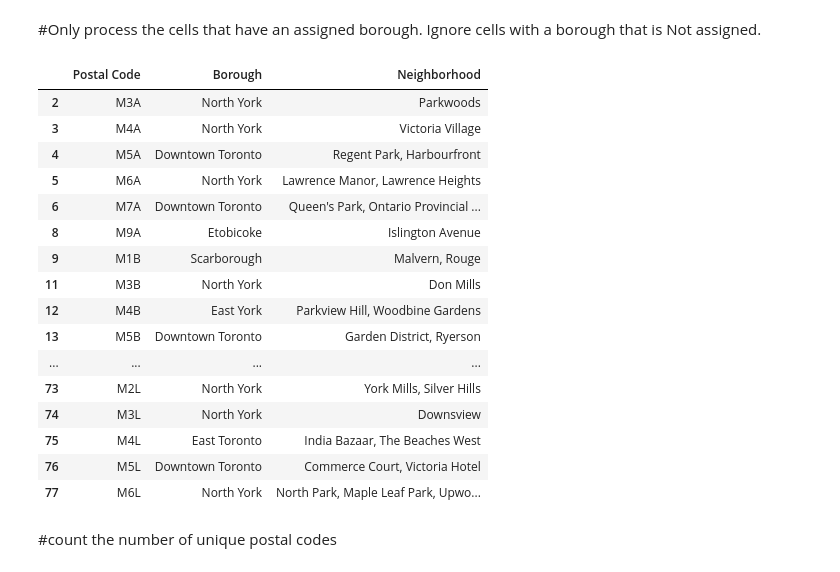
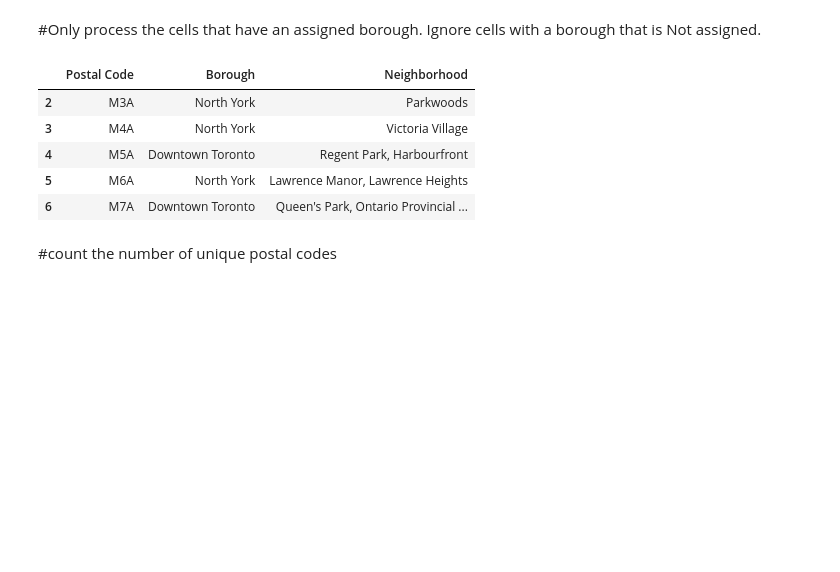
Before and after one commit to Somesh24/Coursera_Capstone, a Jupyter notebook: Toronto_Neighborhood.ipynb, the cells around one changed output. Drawn from its saved outputs; the diff is of its cells as text; code cells hidden in the pictures; blank space fills up the shorter version.

```diff
--- a/Toronto_Neighborhood.ipynb
+++ b/Toronto_Neighborhood.ipynb
@@ -48,25 +48,14 @@ df.head()
 #Only process the cells that have an assigned borough. Ignore cells with a borough that is Not assigned.
 # %%
 uns_borough = df[df['Borough']!="Not assigned"]
-uns_borough.head(50)
+uns_borough.head()
 # %% [output]
 |  | Postal Code | Borough | Neighborhood |
 | 2 | M3A | North York | Parkwoods |
 | 3 | M4A | North York | Victoria Village |
 | 4 | M5A | Downtown Toronto | Regent Park, Harbourfront |
 | 5 | M6A | North York | Lawrence Manor, Lawrence Heights |
 | 6 | M7A | Downtown Toronto | Queen's Park, Ontario Provincial ... |
-| 8 | M9A | Etobicoke | Islington Avenue |
-| 9 | M1B | Scarborough | Malvern, Rouge |
-| 11 | M3B | North York | Don Mills |
-| 12 | M4B | East York | Parkview Hill, Woodbine Gardens |
-| 13 | M5B | Downtown Toronto | Garden District, Ryerson |
-| ... | ... | ... | ... |
-| 73 | M2L | North York | York Mills, Silver Hills |
-| 74 | M3L | North York | Downsview |
-| 75 | M4L | East Toronto | India Bazaar, The Beaches West |
-| 76 | M5L | Downtown Toronto | Commerce Court, Victoria Hotel |
-| 77 | M6L | North York | North Park, Maple Leaf Park, Upwo... |
 # %% [markdown]
 #count the number of unique postal codes
 # %%
```
Also changed, not shown: parts of 20 cells of this notebook.
